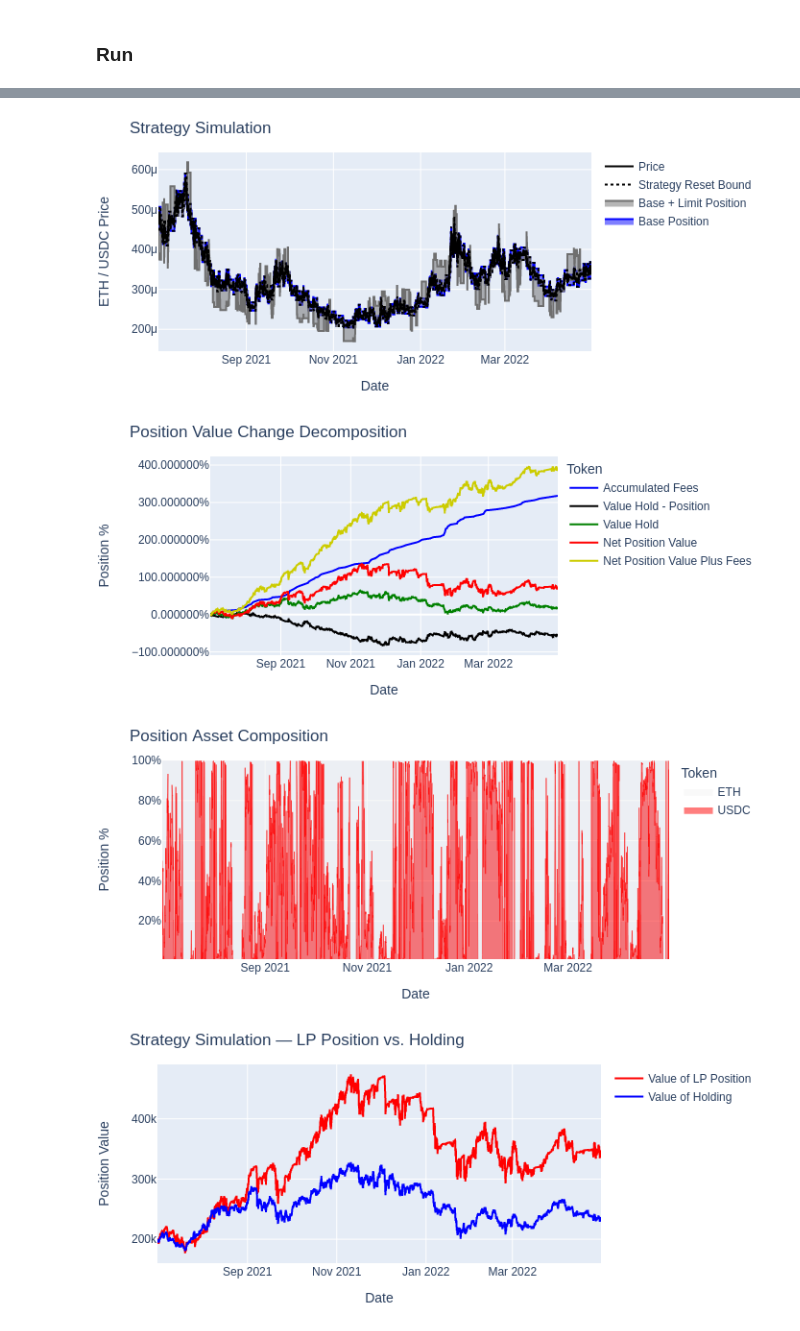
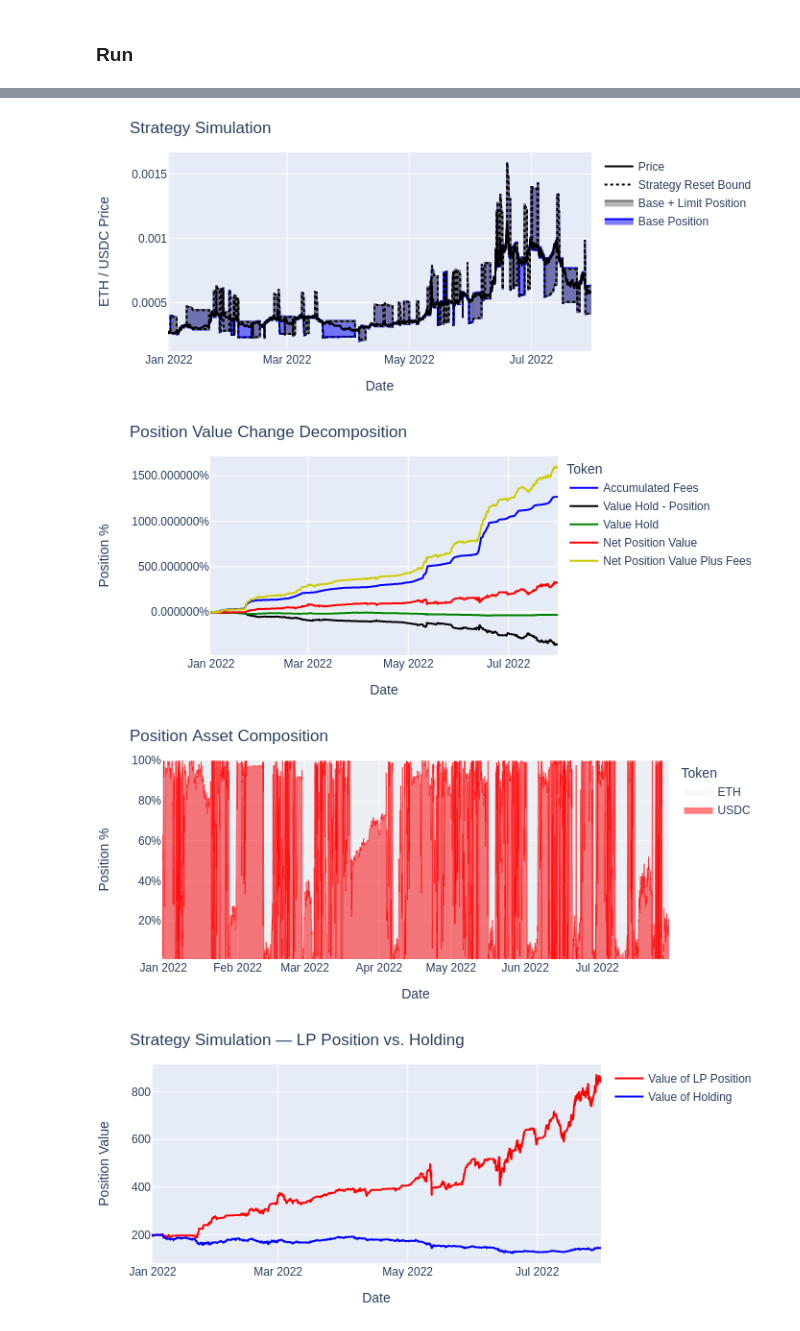
Before and after one commit to algotradingstrategies/uniswap-v3-strategy, a Jupyter notebook: ActivelyRebalancedStrategy.ipynb, the cells around one changed output, grey strips where cells are left out. Saved outputs shown, nothing was run; the diff lists cells and outputs as text; code cells hidden in the pictures.

```diff
--- a/ActivelyRebalancedStrategy.ipynb
+++ b/ActivelyRebalancedStrategy.ipynb
@@ -41 +81,4 @@ price_data               = GetPoolData.get_price_data_bitquery(token_0_address,t
+# %%
+DECIMALS_0, DECIMALS_1 = 6,18
+FEE_TIER              = 0.0030
 # %%
@@ -129,0 +215,11 @@ data_strategy = ActiveStrategyFramework.generate_simulation_series(sim_results[j
+# %%
+# Results Mainnet
+###################################################################################
+ind = "Mainnet"
+DS = sim_data_mainnet
+strat_result = strat_result_mainnet
+display(pd.DataFrame(strat_result, index=[ind])[['days_strategy','gross_fee_apr','gross_fee_return','net_apr','net_return','rebalances','max_drawdown','sharpe_ratio','impermanent_loss','final_value']])
+display(pd.DataFrame(strat_result, index=[ind])[parameter_names])
+(DS['value_position_usd']).plot()
+plt.grid()
+plt.show()
@@ -130,20 +243,22 @@ data_strategy = ActiveStrategyFramework.generate_simulation_series(sim_results[j
 # %%
-# Plots
-# ---------------------------------------------------------------------------------
-# 1 - Plot the strategy ranges against the actual price
-p = ActiveStrategyFramework.plot_strategy(data_strategy,'ETH / USDC Price','#0000FF')
+if True : # Charts MAINNET
+    print("MAINNET")
+    DS = sim_data_mainnet
 
-# 2 - Return Decomposition, i.e. plot the value of the position over time, decomposing
-# the return into fee income vs. impermanent loss (this is an approximation, as this simulator
-# compounds fees, making the calculation tougher).
-p = ActiveStrategyFramework.plot_position_return_decomposition(data_strategy)
+    # 1 - Plot the strategy ranges against the actual price
+    p = ActiveStrategyFramework.plot_strategy(DS,'ETH / USDC Price','#0000FF')
 
-# 3 - Asset Composition: Plot the composition of assets of the LP position over time.
-p = ActiveStrategyFramework.plot_asset_composition(data_strategy,'USDC','ETH')
+    # 2 - Return Decomposition, i.e. plot the value of the position over time, decomposing
+    # the return into fee income vs. impermanent loss (this is an approximation, as this simulator
+    # compounds fees, making the calculation tougher).
+    p = ActiveStrategyFramework.plot_position_return_decomposition(DS)
 
-# 4 - Performance Comparison: Plot the value of the LP position vs. holding the initial assets.
-p= ActiveStrategyFramework.plot_position_value(data_strategy)
+    # 3 - Asset Composition: Plot the composition of assets of the LP position over time.
+    p = ActiveStrategyFramework.plot_asset_composition(DS,'USDC','ETH')
 
-# 5 - Position Composition: Plot the relative sizes of the base vs. limit positions
-p = ActiveStrategyFramework.plot_position_composition(data_strategy)
+    # 4 - Performance Comparison: Plot the value of the LP position vs. holding the initial assets.
+    p= ActiveStrategyFramework.plot_position_value(DS)
+
+    # 5 - Position Composition: Plot the relative sizes of the base vs. limit positions
+    p = ActiveStrategyFramework.plot_position_composition(DS)
 # %% [output]
@@ -150,4 +266,4 @@ p = ActiveStrategyFramework.plot_position_composition(data_strategy)
-[figure, old version]
+[figure, new version]
-[figure, old version]
+[figure, new version]
-[figure, old version]
+[figure, new version]
-[figure, old version]
+[figure, new version]
```
Also changed, not shown: parts of 21 cells of this notebook, 2 other files.
